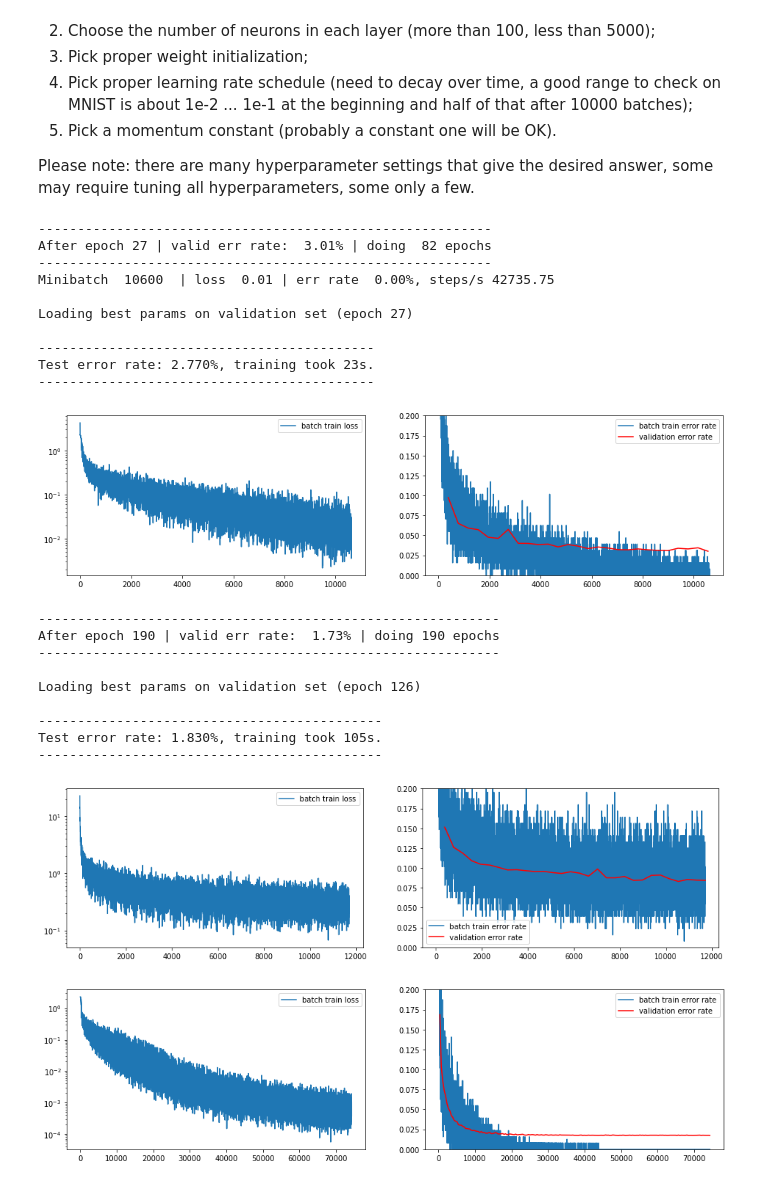
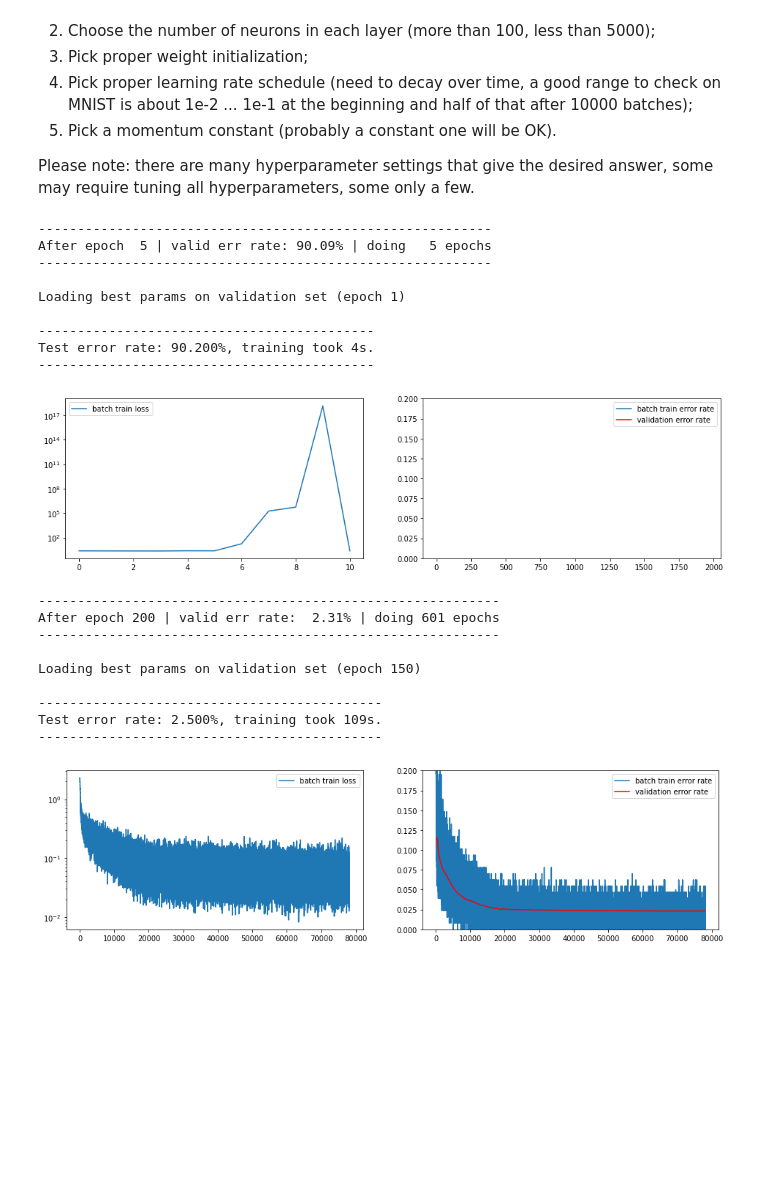
Before and after one commit to AdrianUrbanski/DL, a Jupyter notebook: Assignment2.ipynb, the cells around one changed output. Drawn from its saved outputs; the diff is of its cells as text; code cells hidden in the pictures; blank space fills up the shorter version.

```diff
--- a/Assignment2.ipynb
+++ b/Assignment2.ipynb
@@ -294 +294,5 @@ tensor([[-45.4606, -18.6684, -29.3726,  ..., -12.3159, -21.5615, -15.2047],
        device='cuda:0')
+# %%
+M, K, N = 10000, 10000, 10000
+A = torch.randn(size=(M, K)).to('cuda')
+B = torch.rand(size=(K, N)).to('cuda')
@@ -665,15 +675,15 @@ class Model(nn.Module):
 
 
 model = Model(
-    nn.Linear(28 * 28, 300),
+    nn.Linear(28 * 28, 100),
     nn.LogSigmoid(),
-    nn.Linear(300, 300),
+    nn.Linear(100, 100),
     nn.LogSigmoid(),
-    nn.Linear(300, 300),
+    nn.Linear(100, 100),
     nn.LogSigmoid(),
-    nn.Linear(300, 300),
+    nn.Linear(100, 100),
     nn.LogSigmoid(),
-    nn.Linear(300, 10),
+    nn.Linear(100, 10),
     nn.LogSigmoid(),
     )
 
@@ -689,8 +699,8 @@ with torch.no_grad():
 
 # On GPU enabled devices set device='cuda' else set device='cpu'
 t_start = time.time()
-SGD(model, mnist_loaders, alpha=1e-2, max_num_epochs=100, epsilon=1e-2, decay=1e-4,
-    patience_expansion=3, device="cuda")
+SGD(model, mnist_loaders, alpha=1e-1, max_num_epochs=100, epsilon=0.75, decay=1e-3,
+    patience_expansion=4, device="cuda")
 
 
 test_err_rate = compute_error_rate(model, mnist_loaders["test"])
@@ -701,16 +711,15 @@ m = (
 print("{0}\n{1}\n{0}".format("-" * len(m), m))
 # %% [output]
 ----------------------------------------------------------
-After epoch 27 | valid err rate:  3.01% | doing  82 epochs
+After epoch  5 | valid err rate: 90.09% | doing   5 epochs
 ----------------------------------------------------------
-Minibatch  10600  | loss  0.01 | err rate  0.00%, steps/s 42735.75
 
-Loading best params on validation set (epoch 27)
+Loading best params on validation set (epoch 1)
 
 -------------------------------------------
-Test error rate: 2.770%, training took 23s.
+Test error rate: 90.200%, training took 4s.
 -------------------------------------------
-[figure, old version]
+[figure, new version]
 # %%
 class Model(nn.Module):
     def __init__(self, *args, **kwargs):
@@ -725,38 +734,43 @@ class Model(nn.Module):
         return F.cross_entropy(Out, Targets)
 
 
-model = Model(nn.Linear(28 * 28, 10))
+model = Model(
+    nn.Linear(28 * 28, 1250),
+    nn.ReLU(),
+    nn.Linear(1250, 10),
+    nn.ReLU(),
+    )
 
 with torch.no_grad():
     # Initialize parameters
     for name, p in model.named_parameters():
         if "weight" in name:
-            p.normal_(0, 0.5)
+            p.normal_(0, 0.01)
         elif "bias" in name:
             p.zero_()
         else:
             raise ValueError('Unknown parameter name "%s"' % name)
 
 # On GPU enabled devices set device='cuda' else set device='cpu'
 t_start = time.time()
-SGD(model, mnist_loaders, alpha=1e-1, max_num_epochs=30, device="cuda")
+SGD(model, mnist_loaders, alpha=2e-3, max_num_epochs=200, epsilon=0.75, decay=1e-4,
+    patience_expansion=4, device="cuda")
 
 
 test_err_rate = compute_error_rate(model, mnist_loaders["test"])
 m = (
     f"Test error rate: {test_err_rate * 100.0:.3f}%, "
     f"training took {time.time() - t_start:.0f}s."
 )
 print("{0}\n{1}\n{0}".format("-" * len(m), m))
 # %% [output]
 -----------------------------------------------------------
-After epoch 190 | valid err rate:  1.73% | doing 190 epochs
+After epoch 200 | valid err rate:  2.31% | doing 601 epochs
 -----------------------------------------------------------
 
-Loading best params on validation set (epoch 126)
+Loading best params on validation set (epoch 150)
 
 --------------------------------------------
-Test error rate: 1.830%, training took 105s.
+Test error rate: 2.500%, training took 109s.
 --------------------------------------------
-[figure, old version]
+[figure, new version]
-[figure, removed]
```
Also changed, not shown: parts of 10 cells of this notebook.
